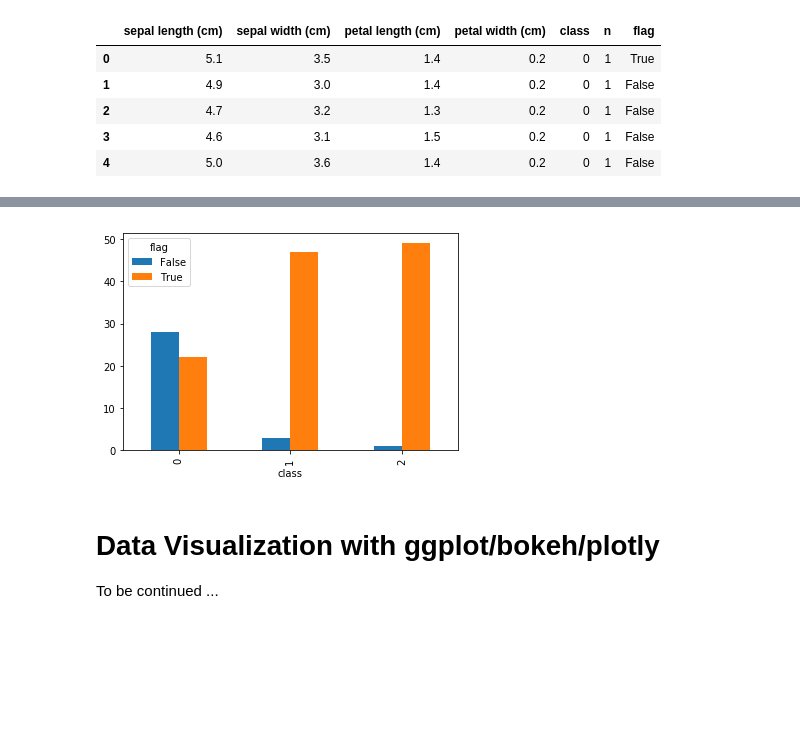
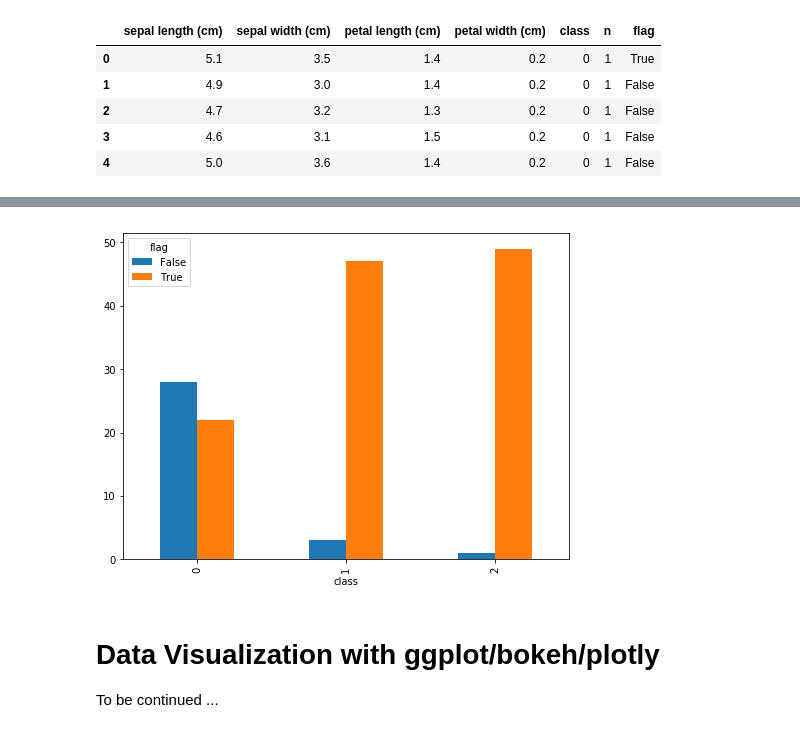
Before and after one commit to anhnguyendepocen/Stat3612, a Jupyter notebook: Lecture2/Lecture2 Data Exploration.ipynb, the cells around one changed output, grey strips where cells are left out. Drawn from its saved outputs; the diff is of its cells as text; code cells hidden in the pictures; blank space fills up the shorter version.

```diff
--- a/Lecture2/Lecture2 Data Exploration.ipynb
+++ b/Lecture2/Lecture2 Data Exploration.ipynb
@@ -197,8 +197,8 @@ plt.show()
 # %%
-pd.crosstab(Data['class'], Data['flag']).plot.bar()
+pd.crosstab(Data['class'], Data['flag']).plot.bar(figsize=(8,6))
 plt.show()
 # %% [output]
-[figure, old version]
+[figure, new version]
 # %% [markdown]
 # Data Visualization with ggplot/bokeh/plotly
 
```
Also changed, not shown: parts of 6 cells of this notebook.
